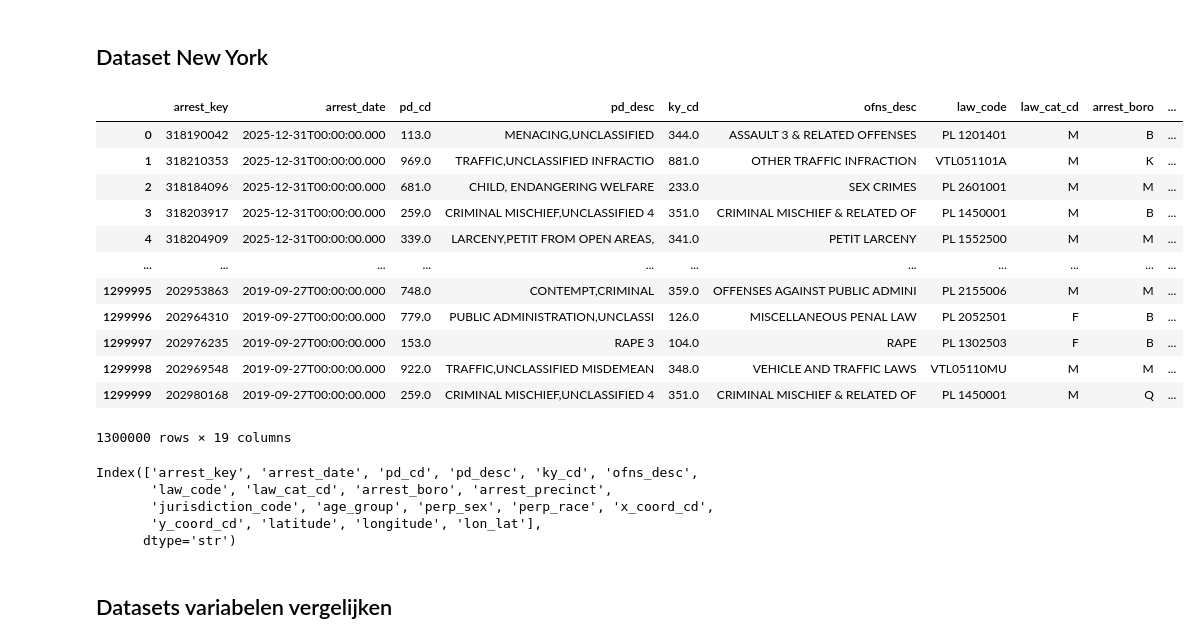
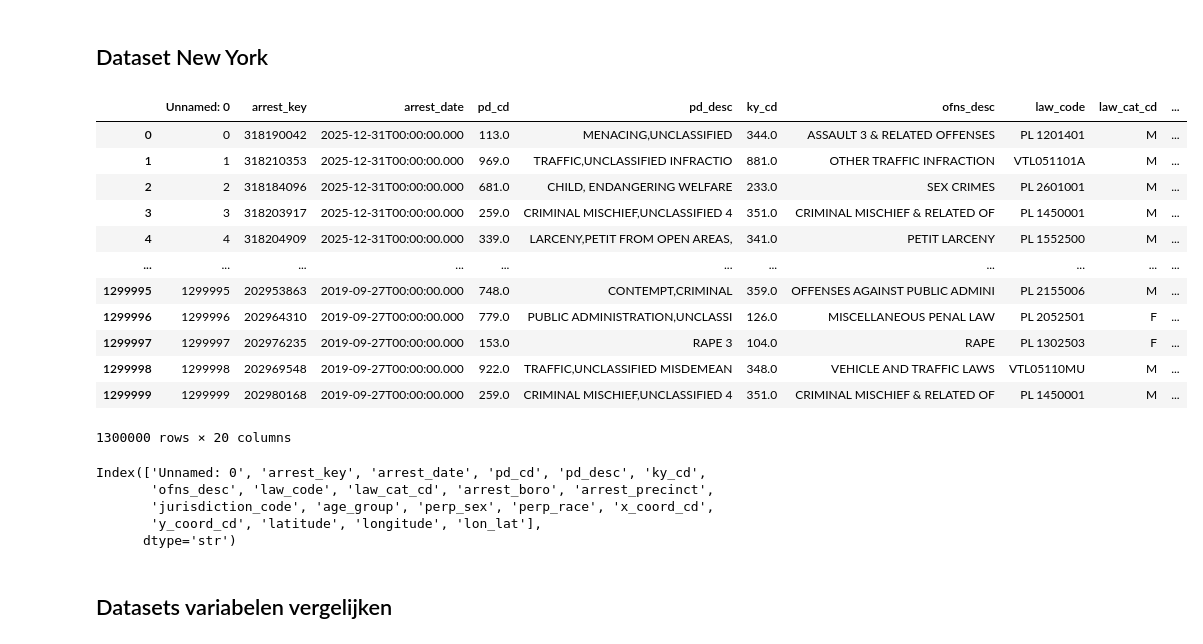
Before and after one commit to gyfen/infovis, a Jupyter notebook: docs/2_data.ipynb, the cells around one changed output. Saved outputs shown, nothing was run; the diff lists cells and outputs as text; code cells hidden in the pictures.

```diff
--- a/docs/2_data.ipynb
+++ b/docs/2_data.ipynb
@@ -183,30 +204,30 @@ print(df_lapd.columns)
 # %%
 # If file is not downloaded, get directly from source
 if not os.path.isfile("../data/raw/crime_ny.csv"):
     # Limit the dataset to entries starting from 2020
     df_nypd = pd.read_csv("https://data.cityofnewyork.us/resource/8h9b-rp9u.csv?$limit=1252000")
-    df_nypd.to_csv("../data/raw/crime_ny.csv")
+    df_nypd.to_csv("../data/raw/crime_ny.csv", index=False)
 else:
     df_nypd = pd.read_csv("../data/raw/crime_ny.csv")
 
 display(df_nypd)
 print(df_nypd.columns)
 # %% [output]
-|  | arrest_key | arrest_date | pd_cd | pd_desc | ky_cd | ofns_desc | law_code | law_cat_cd | arrest_boro | ... |
-| 0 | 318190042 | 2025-12-31T00:00:00.000 | 113.0 | MENACING,UNCLASSIFIED | 344.0 | ASSAULT 3 & RELATED OFFENSES | PL 1201401 | M | B | ... |
-| 1 | 318210353 | 2025-12-31T00:00:00.000 | 969.0 | TRAFFIC,UNCLASSIFIED INFRACTIO | 881.0 | OTHER TRAFFIC INFRACTION | VTL051101A | M | K | ... |
-| 2 | 318184096 | 2025-12-31T00:00:00.000 | 681.0 | CHILD, ENDANGERING WELFARE | 233.0 | SEX CRIMES | PL 2601001 | M | M | ... |
-| 3 | 318203917 | 2025-12-31T00:00:00.000 | 259.0 | CRIMINAL MISCHIEF,UNCLASSIFIED 4 | 351.0 | CRIMINAL MISCHIEF & RELATED OF | PL 1450001 | M | B | ... |
-| 4 | 318204909 | 2025-12-31T00:00:00.000 | 339.0 | LARCENY,PETIT FROM OPEN AREAS, | 341.0 | PETIT LARCENY | PL 1552500 | M | M | ... |
+|  | Unnamed: 0 | arrest_key | arrest_date | pd_cd | pd_desc | ky_cd | ofns_desc | law_code | law_cat_cd | ... |
+| 0 | 0 | 318190042 | 2025-12-31T00:00:00.000 | 113.0 | MENACING,UNCLASSIFIED | 344.0 | ASSAULT 3 & RELATED OFFENSES | PL 1201401 | M | ... |
+| 1 | 1 | 318210353 | 2025-12-31T00:00:00.000 | 969.0 | TRAFFIC,UNCLASSIFIED INFRACTIO | 881.0 | OTHER TRAFFIC INFRACTION | VTL051101A | M | ... |
+| 2 | 2 | 318184096 | 2025-12-31T00:00:00.000 | 681.0 | CHILD, ENDANGERING WELFARE | 233.0 | SEX CRIMES | PL 2601001 | M | ... |
+| 3 | 3 | 318203917 | 2025-12-31T00:00:00.000 | 259.0 | CRIMINAL MISCHIEF,UNCLASSIFIED 4 | 351.0 | CRIMINAL MISCHIEF & RELATED OF | PL 1450001 | M | ... |
+| 4 | 4 | 318204909 | 2025-12-31T00:00:00.000 | 339.0 | LARCENY,PETIT FROM OPEN AREAS, | 341.0 | PETIT LARCENY | PL 1552500 | M | ... |
 | ... | ... | ... | ... | ... | ... | ... | ... | ... | ... | ... |
-| 1299995 | 202953863 | 2019-09-27T00:00:00.000 | 748.0 | CONTEMPT,CRIMINAL | 359.0 | OFFENSES AGAINST PUBLIC ADMINI | PL 2155006 | M | M | ... |
-| 1299996 | 202964310 | 2019-09-27T00:00:00.000 | 779.0 | PUBLIC ADMINISTRATION,UNCLASSI | 126.0 | MISCELLANEOUS PENAL LAW | PL 2052501 | F | B | ... |
-| 1299997 | 202976235 | 2019-09-27T00:00:00.000 | 153.0 | RAPE 3 | 104.0 | RAPE | PL 1302503 | F | B | ... |
-| 1299998 | 202969548 | 2019-09-27T00:00:00.000 | 922.0 | TRAFFIC,UNCLASSIFIED MISDEMEAN | 348.0 | VEHICLE AND TRAFFIC LAWS | VTL05110MU | M | M | ... |
-| 1299999 | 202980168 | 2019-09-27T00:00:00.000 | 259.0 | CRIMINAL MISCHIEF,UNCLASSIFIED 4 | 351.0 | CRIMINAL MISCHIEF & RELATED OF | PL 1450001 | M | Q | ... |
+| 1299995 | 1299995 | 202953863 | 2019-09-27T00:00:00.000 | 748.0 | CONTEMPT,CRIMINAL | 359.0 | OFFENSES AGAINST PUBLIC ADMINI | PL 2155006 | M | ... |
+| 1299996 | 1299996 | 202964310 | 2019-09-27T00:00:00.000 | 779.0 | PUBLIC ADMINISTRATION,UNCLASSI | 126.0 | MISCELLANEOUS PENAL LAW | PL 2052501 | F | ... |
+| 1299997 | 1299997 | 202976235 | 2019-09-27T00:00:00.000 | 153.0 | RAPE 3 | 104.0 | RAPE | PL 1302503 | F | ... |
+| 1299998 | 1299998 | 202969548 | 2019-09-27T00:00:00.000 | 922.0 | TRAFFIC,UNCLASSIFIED MISDEMEAN | 348.0 | VEHICLE AND TRAFFIC LAWS | VTL05110MU | M | ... |
+| 1299999 | 1299999 | 202980168 | 2019-09-27T00:00:00.000 | 259.0 | CRIMINAL MISCHIEF,UNCLASSIFIED 4 | 351.0 | CRIMINAL MISCHIEF & RELATED OF | PL 1450001 | M | ... |
-1300000 rows × 19 columns
+1300000 rows × 20 columns
-Index(['arrest_key', 'arrest_date', 'pd_cd', 'pd_desc', 'ky_cd', 'ofns_desc',
-       'law_code', 'law_cat_cd', 'arrest_boro', 'arrest_precinct',
+Index(['Unnamed: 0', 'arrest_key', 'arrest_date', 'pd_cd', 'pd_desc', 'ky_cd',
+       'ofns_desc', 'law_code', 'law_cat_cd', 'arrest_boro', 'arrest_precinct',
        'jurisdiction_code', 'age_group', 'perp_sex', 'perp_race', 'x_coord_cd',
        'y_coord_cd', 'latitude', 'longitude', 'lon_lat'],
       dtype='str')
```
Also changed, not shown: parts of 9 cells of this notebook.
